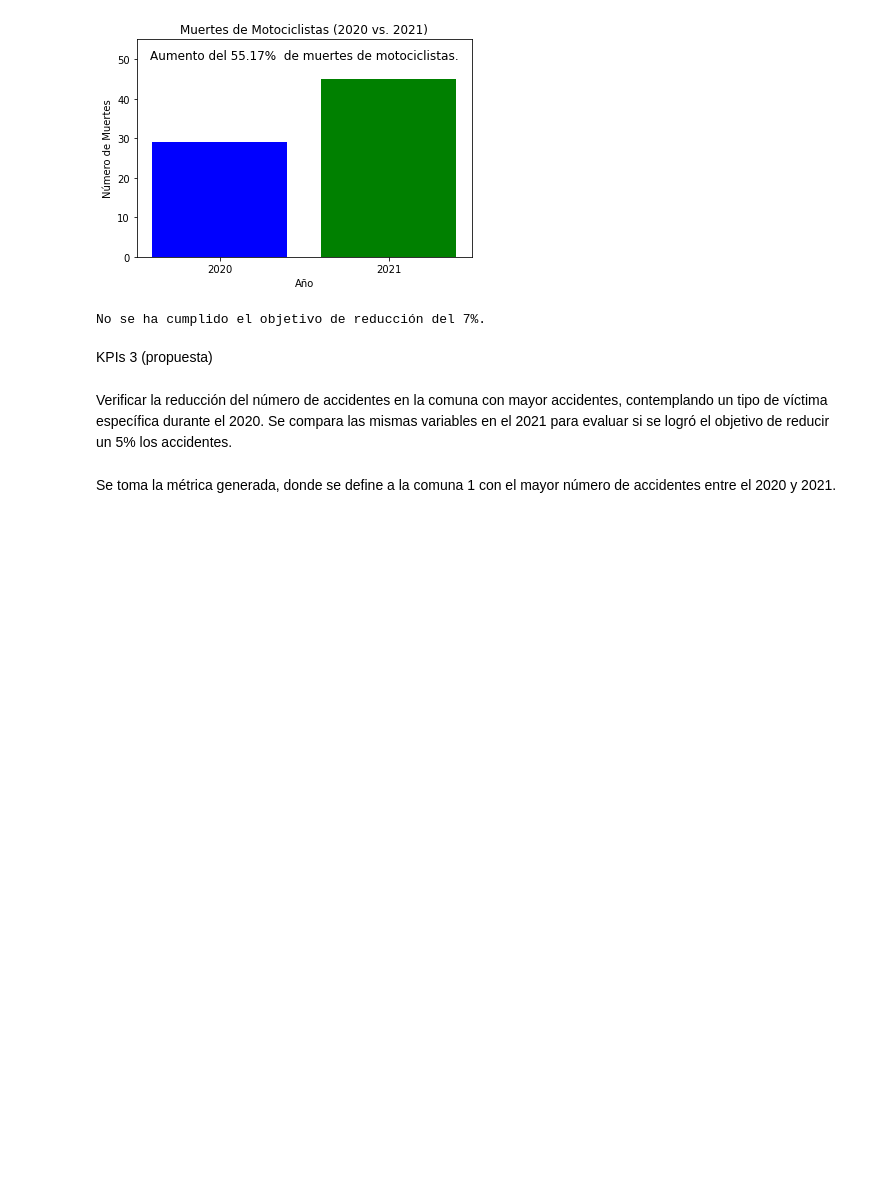
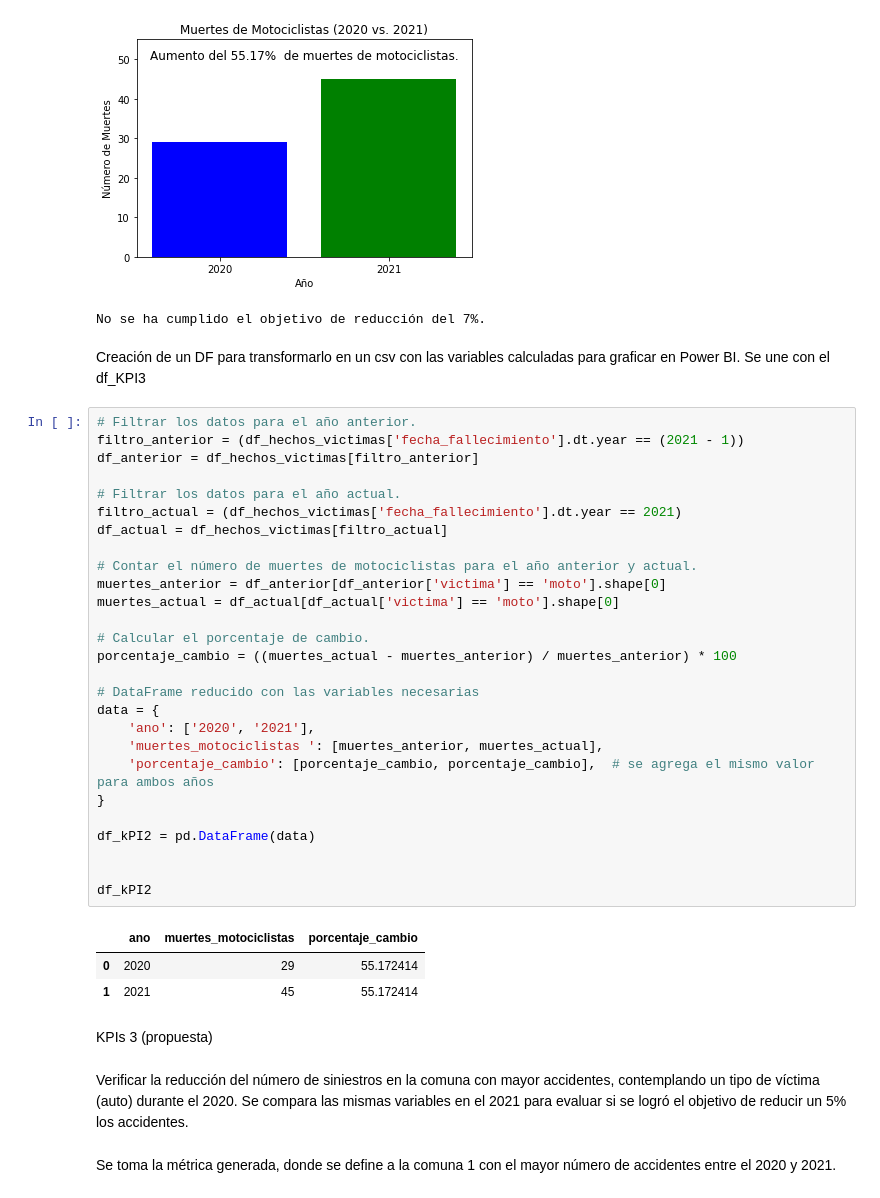
Before and after one commit to RosanaBruschini/Proyecto_siniestros_viales, a Jupyter notebook: KPIs.ipynb, the cells around one changed output. Drawn from its saved outputs; the diff is of its cells as text; blank space fills up the shorter version.

```diff
--- a/KPIs.ipynb
+++ b/KPIs.ipynb
@@ -160,9 +169,42 @@ else:
 # %% [output]
 [figure]
 No se ha cumplido el objetivo de reducción del 7%.
+# %% [markdown]
+Creación de un DF para transformarlo en un csv con las variables calculadas para graficar en Power BI. Se une con el df_KPI3
+# %%
+# Filtrar los datos para el año anterior.
+filtro_anterior = (df_hechos_victimas['fecha_fallecimiento'].dt.year == (2021 - 1))
+df_anterior = df_hechos_victimas[filtro_anterior]
+
+# Filtrar los datos para el año actual.
+filtro_actual = (df_hechos_victimas['fecha_fallecimiento'].dt.year == 2021)
+df_actual = df_hechos_victimas[filtro_actual]
+
+# Contar el número de muertes de motociclistas para el año anterior y actual.
+muertes_anterior = df_anterior[df_anterior['victima'] == 'moto'].shape[0]
+muertes_actual = df_actual[df_actual['victima'] == 'moto'].shape[0]
+
+# Calcular el porcentaje de cambio.
+porcentaje_cambio = ((muertes_actual - muertes_anterior) / muertes_anterior) * 100
+
+# DataFrame reducido con las variables necesarias
+data = {
+    'ano': ['2020', '2021'],
+    'muertes_motociclistas ': [muertes_anterior, muertes_actual],
+    'porcentaje_cambio': [porcentaje_cambio, porcentaje_cambio],  # se agrega el mismo valor para ambos años
+}
+
+df_kPI2 = pd.DataFrame(data)
+
+
+df_kPI2
+# %% [output]
+|  | ano | muertes_motociclistas | porcentaje_cambio |
+| 0 | 2020 | 29 | 55.172414 |
+| 1 | 2021 | 45 | 55.172414 |
 # %% [markdown]
 KPIs 3 (propuesta)
 # %% [markdown]
-Verificar la reducción del número de accidentes en la comuna con mayor accidentes, contemplando un tipo de víctima específica durante el 2020. Se compara las mismas variables en el 2021 para evaluar si se logró el objetivo de reducir un 5% los accidentes.
+Verificar la reducción del número de siniestros en la comuna con mayor accidentes, contemplando un tipo de víctima (auto) durante el 2020. Se compara las mismas variables en el 2021 para evaluar si se logró el objetivo de reducir un 5% los accidentes.
 # %% [markdown]
 Se toma la métrica generada, donde se define a la comuna 1 con el mayor número de accidentes entre el 2020 y 2021.
```
Also changed, not shown: parts of 12 cells of this notebook, 4 other files.
